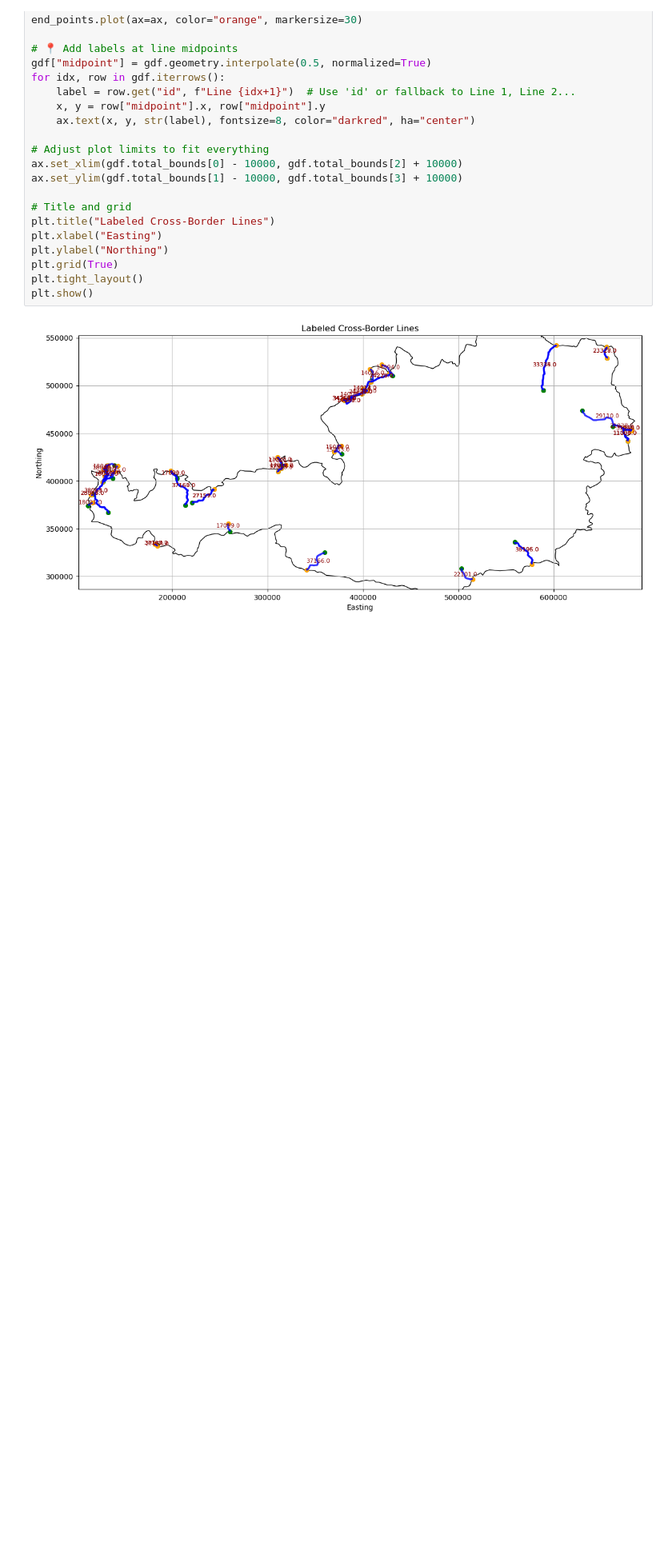
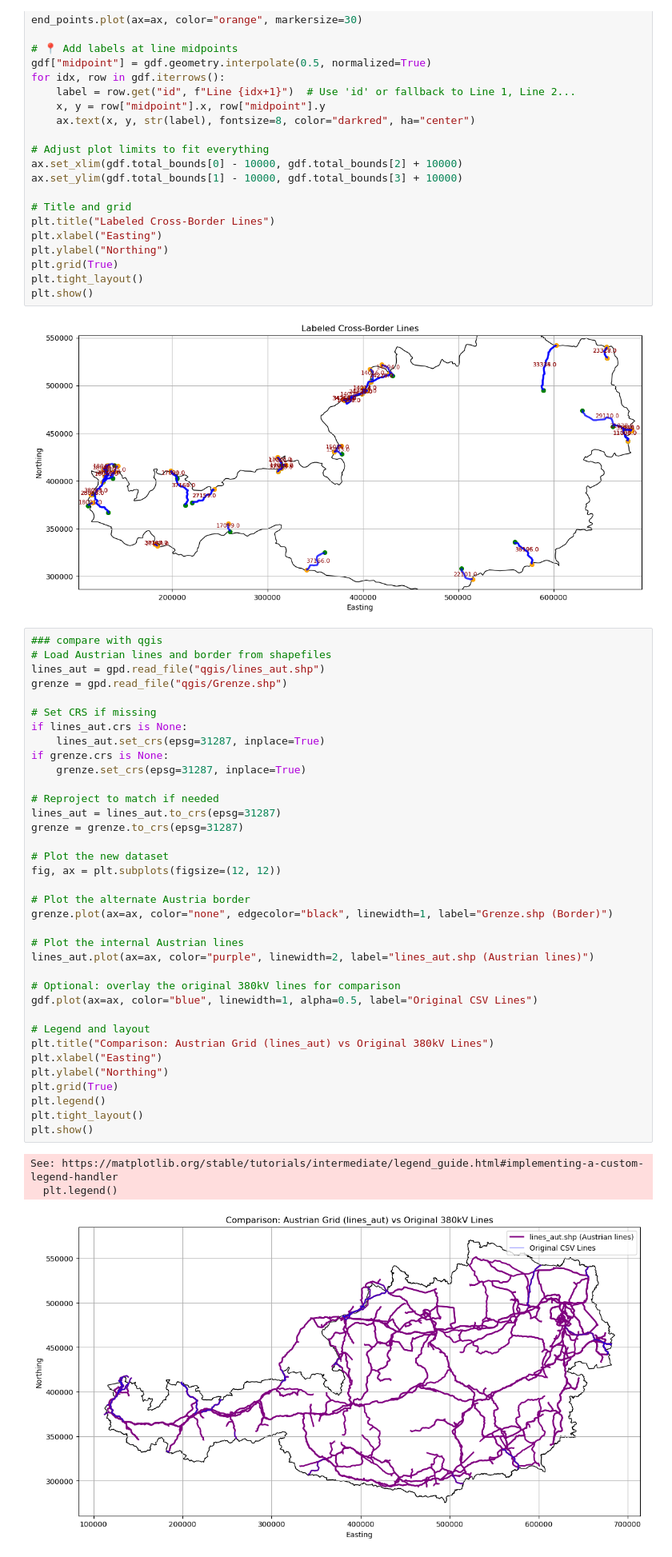
Before and after one commit to bjoernellens1/pypsa-eur-evt, a Jupyter notebook: notebooks-MA/qgis-test.ipynb, the cells around one changed output. Shown: that part at 80% size. Saved outputs shown, nothing was run; the diff lists cells and outputs as text; blank space fills up the shorter version.

```diff
--- a/notebooks-MA/qgis-test.ipynb
+++ b/notebooks-MA/qgis-test.ipynb
@@ -1022,3 +1022,43 @@ plt.tight_layout()
 plt.show()
 # %% [output]
 [figure]
+# %%
+### compare with qgis
+# Load Austrian lines and border from shapefiles
+lines_aut = gpd.read_file("qgis/lines_aut.shp")
+grenze = gpd.read_file("qgis/Grenze.shp")
+
+# Set CRS if missing
+if lines_aut.crs is None:
+    lines_aut.set_crs(epsg=31287, inplace=True)
+if grenze.crs is None:
+    grenze.set_crs(epsg=31287, inplace=True)
+
+# Reproject to match if needed
+lines_aut = lines_aut.to_crs(epsg=31287)
+grenze = grenze.to_crs(epsg=31287)
+
+# Plot the new dataset
+fig, ax = plt.subplots(figsize=(12, 12))
+
+# Plot the alternate Austria border
+grenze.plot(ax=ax, color="none", edgecolor="black", linewidth=1, label="Grenze.shp (Border)")
+
+# Plot the internal Austrian lines
+lines_aut.plot(ax=ax, color="purple", linewidth=2, label="lines_aut.shp (Austrian lines)")
+
+# Optional: overlay the original 380kV lines for comparison
+gdf.plot(ax=ax, color="blue", linewidth=1, alpha=0.5, label="Original CSV Lines")
+
+# Legend and layout
+plt.title("Comparison: Austrian Grid (lines_aut) vs Original 380kV Lines")
+plt.xlabel("Easting")
+plt.ylabel("Northing")
+plt.grid(True)
+plt.legend()
+plt.tight_layout()
+plt.show()
+# %% [output]
+See: https://matplotlib.org/stable/tutorials/intermediate/legend_guide.html#implementing-a-custom-legend-handler
+  plt.legend()
+[figure, added]
```
Also changed, not shown: parts of 3 cells of this notebook, 2 other files.
